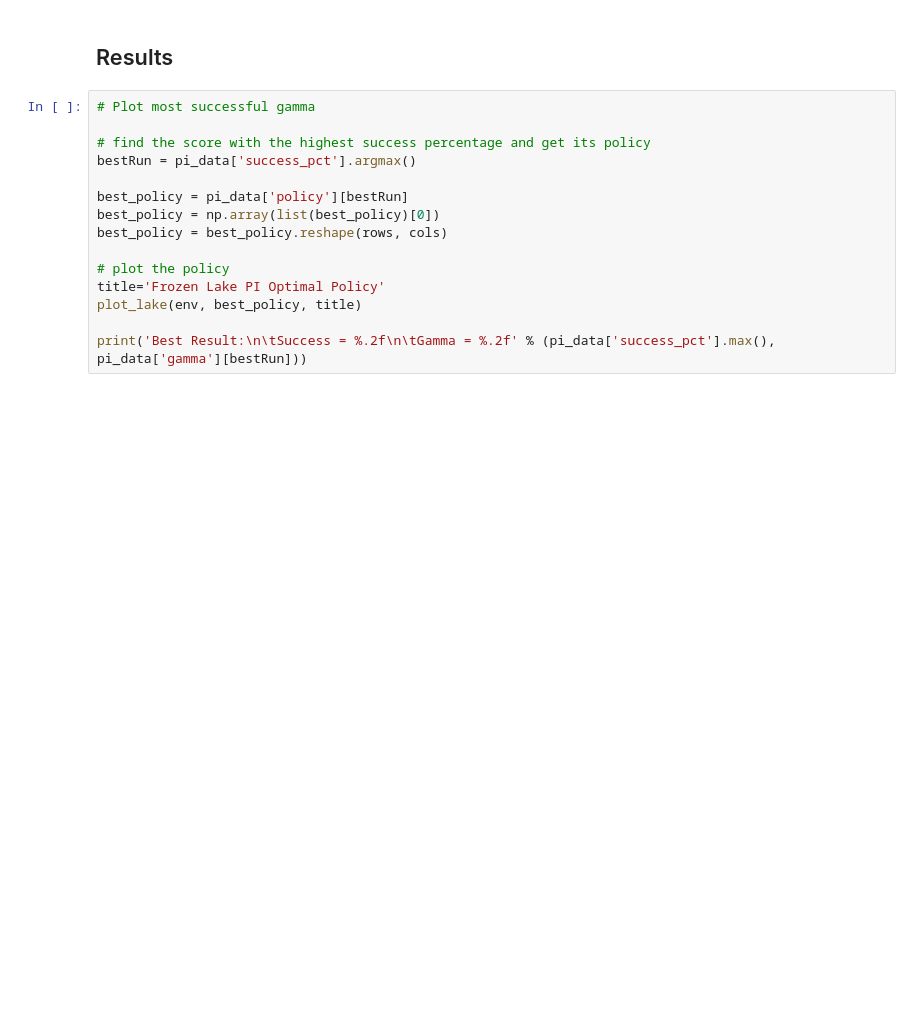
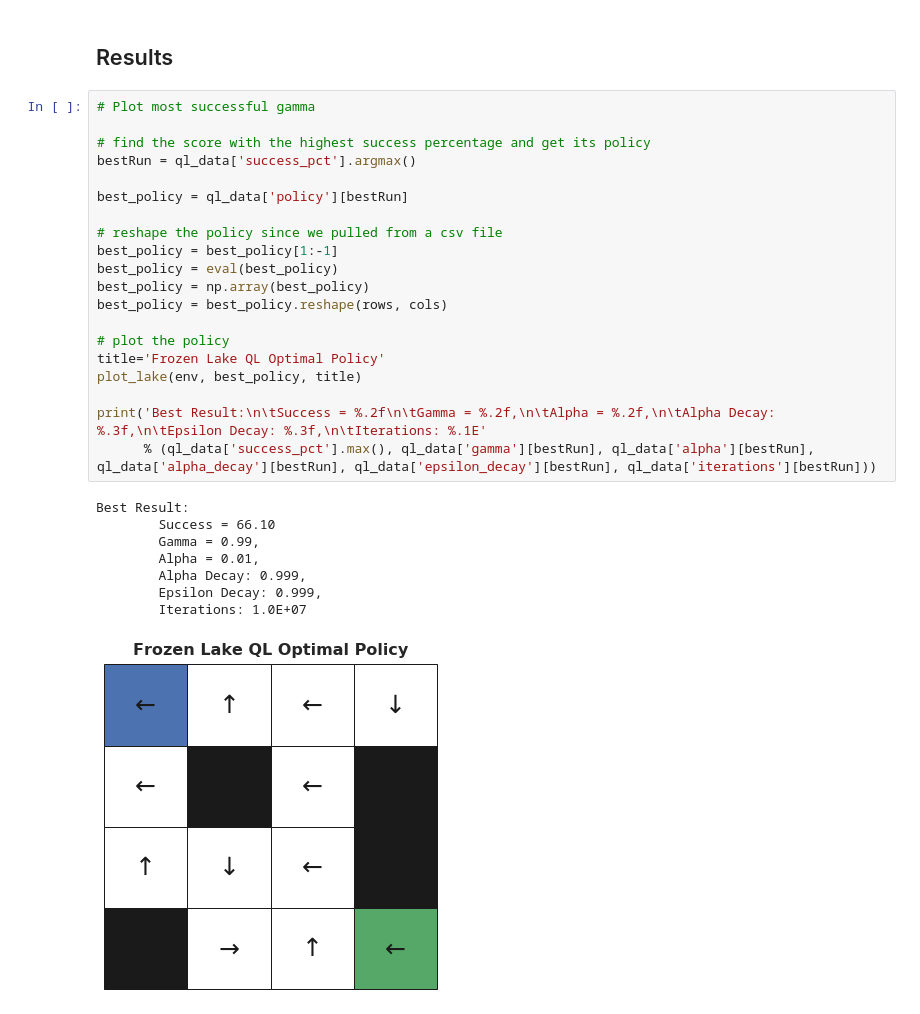
Before and after one commit to reedipher/CS-7641-reinforcement_learning, a Jupyter notebook: code/frozen.ipynb, the cells around one changed output. Saved outputs shown, nothing was run; the diff lists cells and outputs as text; blank space fills up the shorter version.

```diff
--- a/code/frozen.ipynb
+++ b/code/frozen.ipynb
@@ -620,15 +693,29 @@ ql_data.head()
 # %%
 # Plot most successful gamma
 
 # find the score with the highest success percentage and get its policy
-bestRun = pi_data['success_pct'].argmax()
+bestRun = ql_data['success_pct'].argmax()
 
-best_policy = pi_data['policy'][bestRun]
-best_policy = np.array(list(best_policy)[0])
+best_policy = ql_data['policy'][bestRun]
+
+# reshape the policy since we pulled from a csv file
+best_policy = best_policy[1:-1]
+best_policy = eval(best_policy)
+best_policy = np.array(best_policy)
 best_policy = best_policy.reshape(rows, cols)
 
 # plot the policy
-title='Frozen Lake PI Optimal Policy'
+title='Frozen Lake QL Optimal Policy'
 plot_lake(env, best_policy, title)
 
-print('Best Result:\n\tSuccess = %.2f\n\tGamma = %.2f' % (pi_data['success_pct'].max(), pi_data['gamma'][bestRun]))
+print('Best Result:\n\tSuccess = %.2f\n\tGamma = %.2f,\n\tAlpha = %.2f,\n\tAlpha Decay: %.3f,\n\tEpsilon Decay: %.3f,\n\tIterations: %.1E'
+      % (ql_data['success_pct'].max(), ql_data['gamma'][bestRun], ql_data['alpha'][bestRun], ql_data['alpha_decay'][bestRun], ql_data['epsilon_decay'][bestRun], ql_data['iterations'][bestRun]))
+# %% [output]
+Best Result:
+        Success = 66.10
+        Gamma = 0.99,
+        Alpha = 0.01,
+        Alpha Decay: 0.999,
+        Epsilon Decay: 0.999,
+        Iterations: 1.0E+07
+[figure, added]
```
Also changed, not shown: parts of 9 cells of this notebook, 9 other files.
